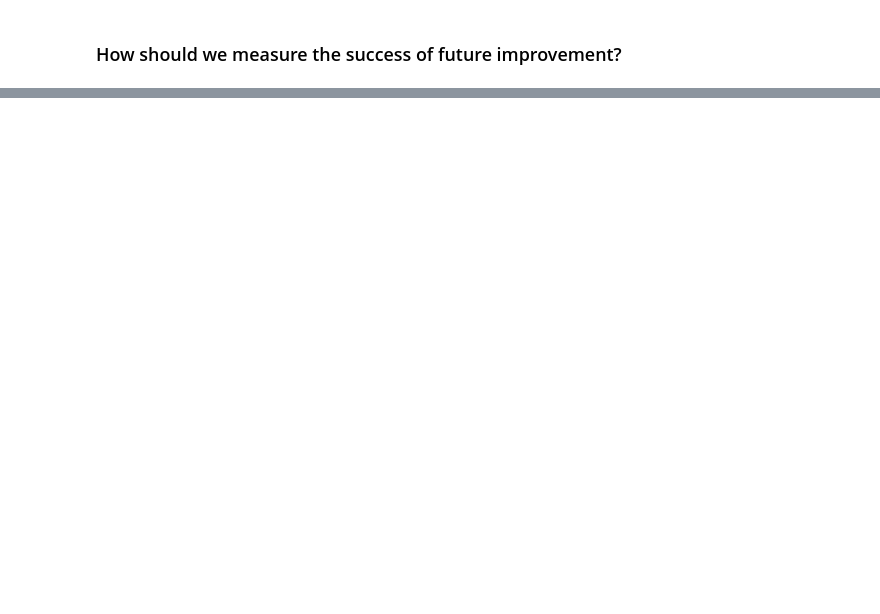
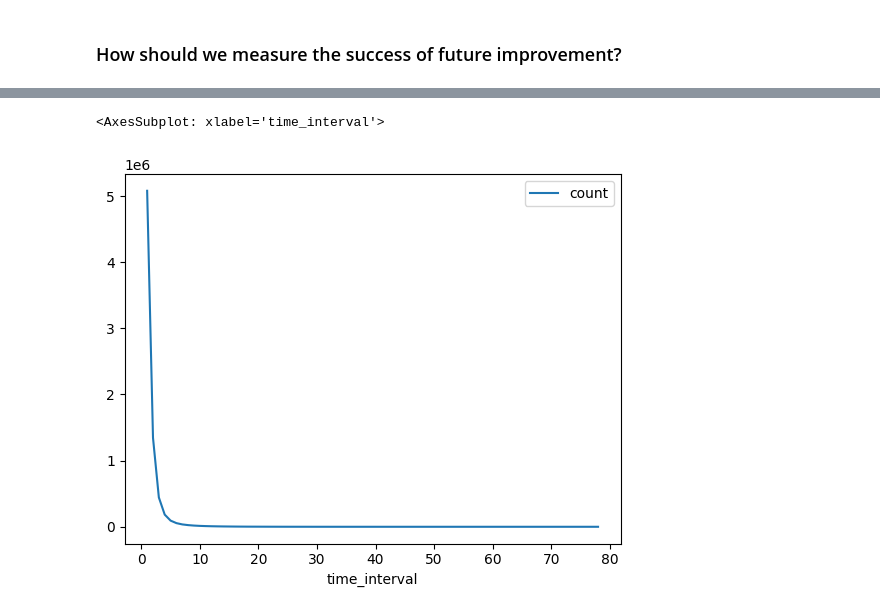
Before and after one commit to adrioui/data-exploration, a Jupyter notebook: Data Exploration.ipynb, the cells around one changed output, grey strips where cells are left out. Drawn from its saved outputs; the diff is of its cells as text; code cells hidden in the pictures; blank space fills up the shorter version.

```diff
--- a/Data Exploration.ipynb
+++ b/Data Exploration.ipynb
@@ -302,0 +295,11 @@ hour_grp_is_solved.loc[hour_grp_is_solved["count"] == count_filt_not_solved]
+# %%
+df1 = df.sort_values(by="time")
+# %%
+df1["time_interval"] = df1["time"].diff().apply(lambda x: x.total_seconds())
+# %%
+grp = df1.groupby("time_interval", as_index=False)["is_solved"].value_counts()
+# %%
+grp.loc[grp["is_solved"] == 0].plot(x="time_interval", y="count")
+# %% [output]
+<AxesSubplot: xlabel='time_interval'>
+[figure, added]
```
Also changed, not shown: parts of 13 cells of this notebook.
